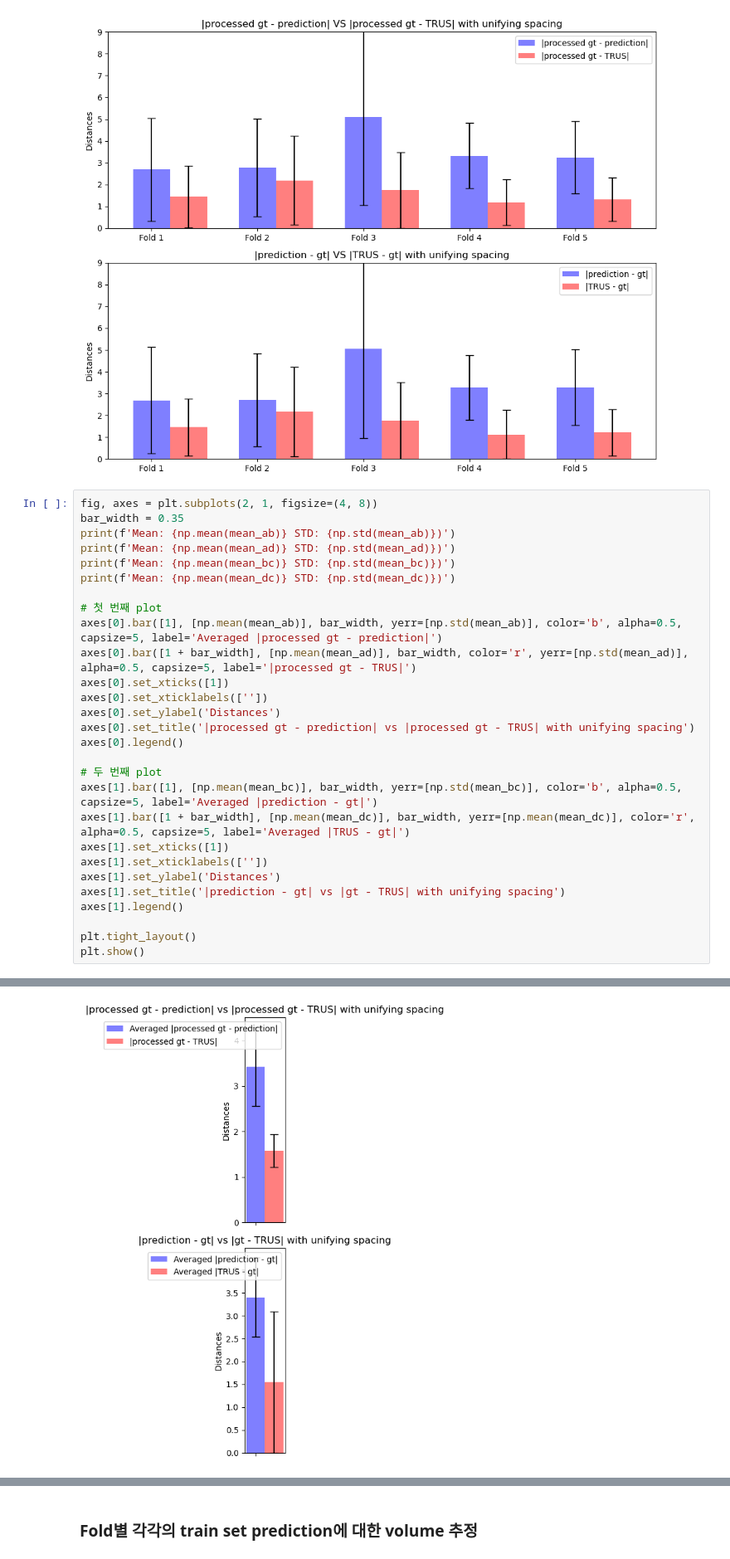
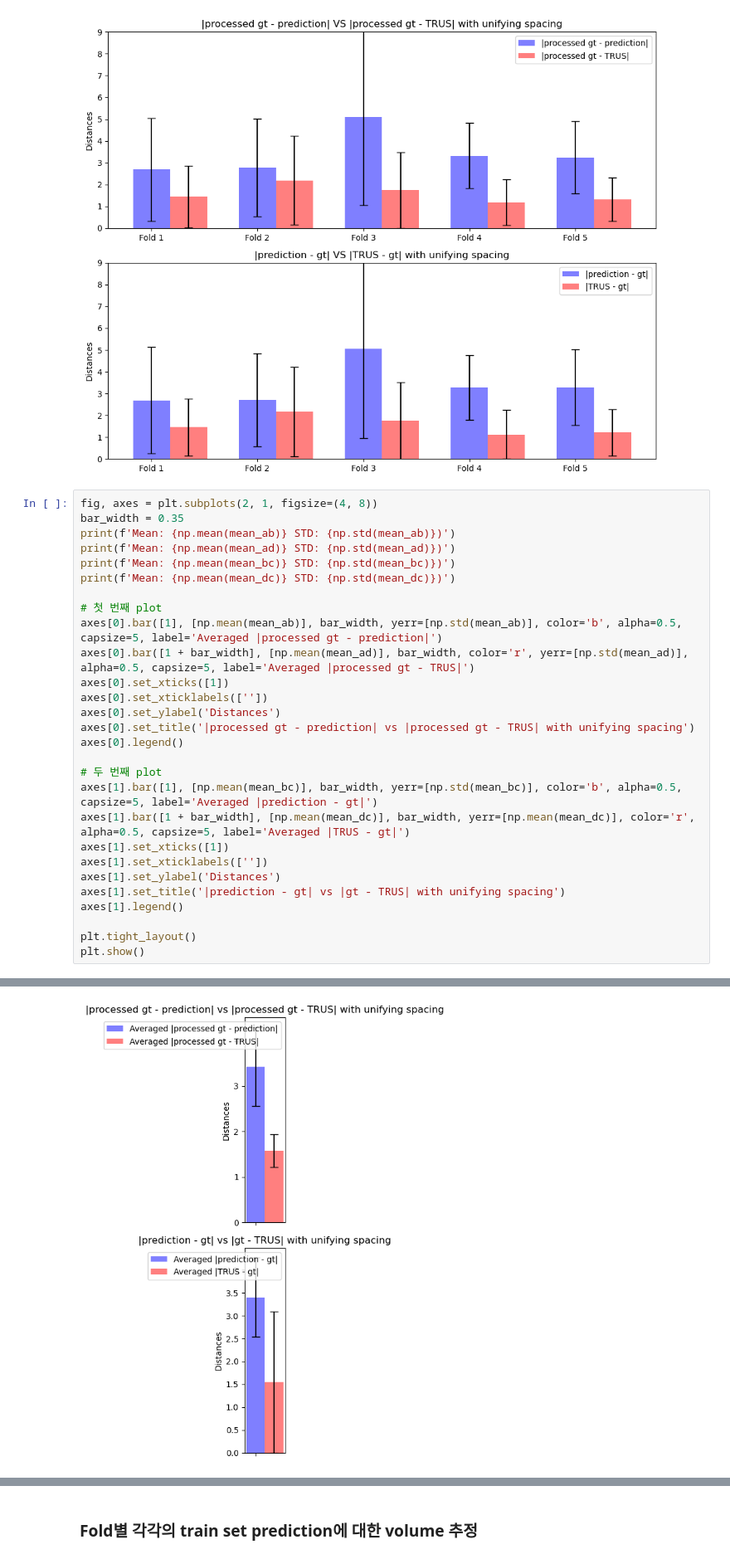
Before and after one commit to hyu-cvlab/personal_jinseonoh_medical, a Jupyter notebook: volume_estimation_total.ipynb, the cells around one changed output, grey strips where cells are left out. Shown at 83% size. Saved outputs shown, nothing was run; the diff lists cells and outputs as text.

```diff
--- a/volume_estimation_total.ipynb
+++ b/volume_estimation_total.ipynb
@@ -659,35 +659,35 @@ fig, axes = plt.subplots(2, 1, figsize=(4, 8))
 bar_width = 0.35
 print(f'Mean: {np.mean(mean_ab)} STD: {np.std(mean_ab)})')
 print(f'Mean: {np.mean(mean_ad)} STD: {np.std(mean_ad)})')
 print(f'Mean: {np.mean(mean_bc)} STD: {np.std(mean_bc)})')
 print(f'Mean: {np.mean(mean_dc)} STD: {np.std(mean_dc)})')
 
 # 첫 번째 plot
 axes[0].bar([1], [np.mean(mean_ab)], bar_width, yerr=[np.std(mean_ab)], color='b', alpha=0.5, capsize=5, label='Averaged |processed gt - prediction|')
-axes[0].bar([1 + bar_width], [np.mean(mean_ad)], bar_width, color='r', yerr=[np.std(mean_ad)], alpha=0.5, capsize=5, label='|processed gt - TRUS|')
+axes[0].bar([1 + bar_width], [np.mean(mean_ad)], bar_width, color='r', yerr=[np.std(mean_ad)], alpha=0.5, capsize=5, label='Averaged |processed gt - TRUS|')
 axes[0].set_xticks([1])
 axes[0].set_xticklabels([''])
 axes[0].set_ylabel('Distances')
 axes[0].set_title('|processed gt - prediction| vs |processed gt - TRUS| with unifying spacing')
 axes[0].legend()
 
 # 두 번째 plot
 axes[1].bar([1], [np.mean(mean_bc)], bar_width, yerr=[np.std(mean_bc)], color='b', alpha=0.5, capsize=5, label='Averaged |prediction - gt|')
 axes[1].bar([1 + bar_width], [np.mean(mean_dc)], bar_width, yerr=[np.mean(mean_dc)], color='r', alpha=0.5, capsize=5, label='Averaged |TRUS - gt|')
 axes[1].set_xticks([1])
 axes[1].set_xticklabels([''])
 axes[1].set_ylabel('Distances')
 axes[1].set_title('|prediction - gt| vs |gt - TRUS| with unifying spacing')
 axes[1].legend()
 
 plt.tight_layout()
 plt.show()
 # %% [output]
 Mean: 3.4208997084816852 STD: 0.8678587328395027)
 Mean: 1.5727095675592027 STD: 0.3601216953335108)
 Mean: 3.4046140328155965 STD: 0.8661732015717012)
 Mean: 1.5433635385150701 STD: 0.3806288048489974)
-[figure, old version]
+[figure, new version]
 # %%
 # import os
 # import numpy as np
```
Also changed, not shown: parts of 3 cells of this notebook, 3 other files.
